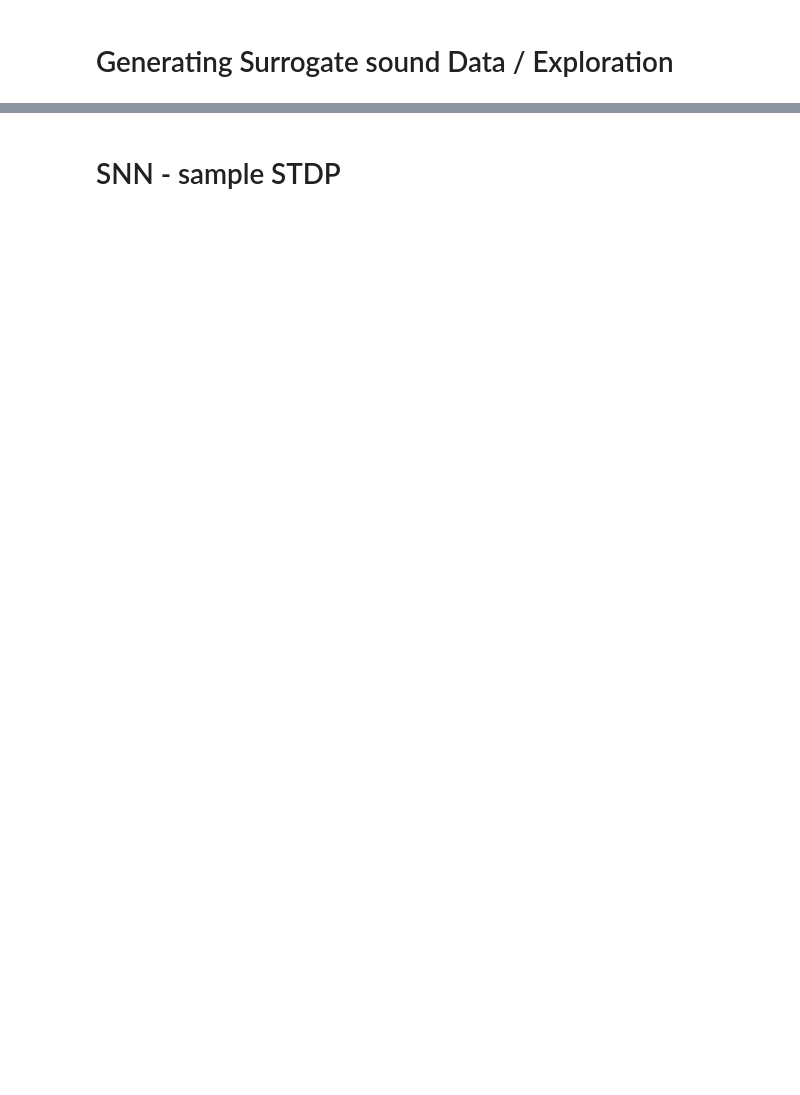
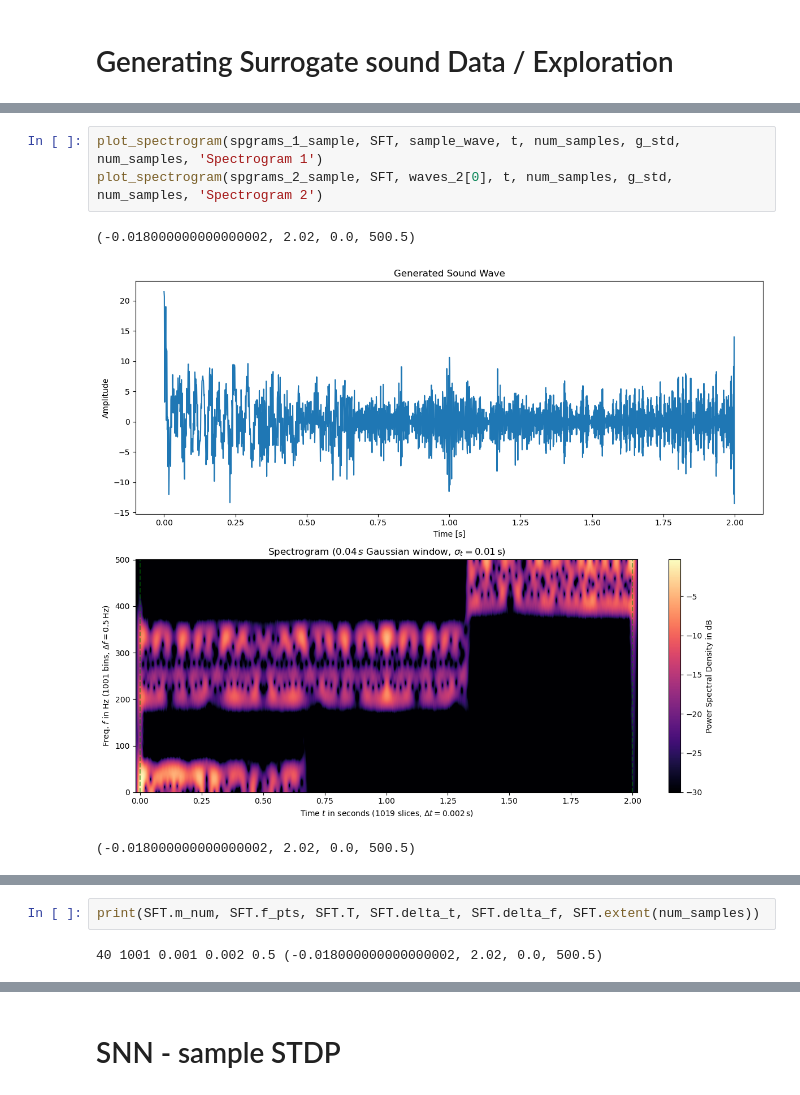
Before and after one commit to mwassermann/Synaptic-Plasticity---Cochlea-Encoding, a Jupyter notebook: explor.ipynb, the cells around one changed output, grey strips where cells are left out. Saved outputs shown, nothing was run; the diff lists cells and outputs as text; blank space fills up the shorter version.

```diff
--- a/explor.ipynb
+++ b/explor.ipynb
@@ -210,0 +263,7 @@ plot_spectrogram(spgrams_2_sample, SFT, waves_2[0], t, num_samples, 'Spectrogram
+# %%
+plot_spectrogram(spgrams_1_sample, SFT, sample_wave, t, num_samples, g_std, num_samples, 'Spectrogram 1')
+plot_spectrogram(spgrams_2_sample, SFT, waves_2[0], t, num_samples, g_std, num_samples, 'Spectrogram 2')
+# %% [output]
+(-0.018000000000000002, 2.02, 0.0, 500.5)
+[figure, added]
+(-0.018000000000000002, 2.02, 0.0, 500.5)
@@ -211 +271,5 @@ plot_spectrogram(spgrams_2_sample, SFT, waves_2[0], t, num_samples, 'Spectrogram
+# %%
+print(SFT.m_num, SFT.f_pts, SFT.T, SFT.delta_t, SFT.delta_f, SFT.extent(num_samples))
+# %% [output]
+40 1001 0.001 0.002 0.5 (-0.018000000000000002, 2.02, 0.0, 500.5)
 # %%
```
Also changed, not shown: parts of 29 cells of this notebook, 1 other file.
